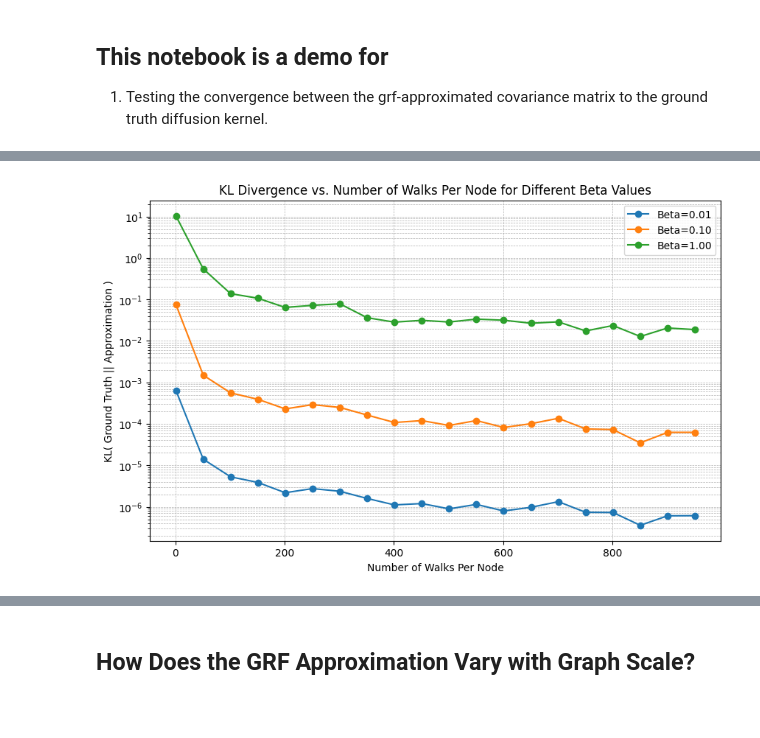
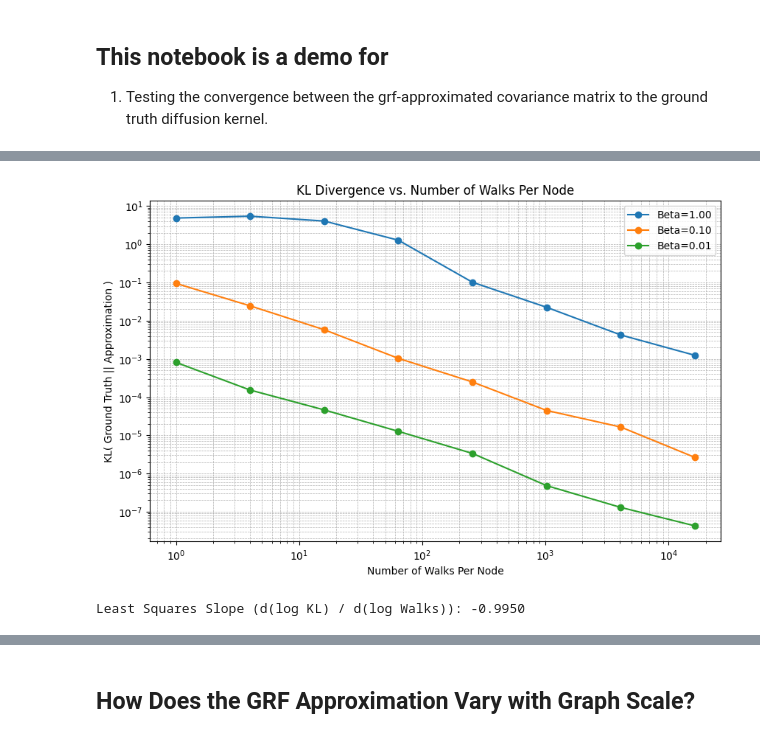
Before and after one commit to MatthewZhang473/Efficient-Gaussian-Process-on-Graphs, a Jupyter notebook: experiments/convergence_tests/test_convergence_fast_grf.ipynb, the cells around one changed output, grey strips where cells are left out. Cells and saved outputs as stored; diff of their text form; code cells hidden in the pictures; blank space fills up the shorter version.

Commit message:
Chnages for visualize the GRF convergence

```diff
--- a/experiments/convergence_tests/test_convergence_fast_grf.ipynb
+++ b/experiments/convergence_tests/test_convergence_fast_grf.ipynb
@@ -189,42 +189,96 @@ def plot_kl_divergence(adjacency_matrix, p_halt, beta_values, max_walks_per_node
     }
 
     # Range of walks per node
-    walks_range = range(1, max_walks_per_node + 1, 50)
-
+    walks_range = [1,4,16,64,256,1024,4096,16384]
     plt.figure(figsize=(10, 6))
 
     for beta in beta_values:
         kl_values = []
         ground_truth_cov = ground_truths[beta]
 
         for walks_per_node in walks_range:
             approx_cov = fast_diffusion_grf_kernel(
                 adjacency_matrix,
                 walks_per_node,
                 p_halt,
                 max_walk_length=30,
                 beta=beta
             )
 
             # Compute KL from ground_truth to approx
             kl_val = kl_gaussian_zero_mean(ground_truth_cov, approx_cov)
             kl_values.append(kl_val)
 
         plt.plot(walks_range, kl_values, marker='o', label=f"Beta={beta:.2f}")
 
-    plt.title("KL Divergence vs. Number of Walks Per Node for Different Beta Values")
+    plt.title("KL Divergence vs. Number of Walks Per Node")
     plt.xlabel("Number of Walks Per Node")
+    plt.xscale("log")
     plt.ylabel("KL( Ground Truth || Approximation )")
     plt.yscale("log")  # Optional: log scale for easier visualization
     plt.grid(True, which="both", linestyle="--", linewidth=0.5)
     plt.legend()
     plt.show()
 
 # Example usage:
-beta_values = [0.01, 0.1, 1.0]
+beta_values = [1, 0.1, 0.01]
 plot_kl_divergence(adjacency_matrix, p_halt=0.1, beta_values=beta_values, max_walks_per_node=1000)
 # %% [output]
-[figure, old version]
+[figure, new version]
+# %%
+import numpy as np
+import networkx as nx
+
+# Assume these functions are defined:
+# - diffusion_kernel
+# - fast_diffusion_grf_kernel
+# - kl_gaussian_zero_mean
+
+# Parameters
+num_nodes = 10
+graph_type = 'line'  # 'line', 'random'
+np.random.seed(0)
+
+if graph_type == 'line':
+    adjacency_matrix = np.eye(num_nodes, k=1) + np.eye(num_nodes, k=-1)
+elif graph_type == 'random':
+    probability = 0.1
+    G = nx.erdos_renyi_graph(num_nodes, probability, directed=False)
+    adjacency_matrix = nx.to_numpy_array(G)
+
+def compute_average_gradient_of_log_kl(adjacency_matrix, p_halt, beta, max_walks_per_node=100):
+    ground_truth_cov = diffusion_kernel(adjacency_matrix, beta)
+
+    walks_range = np.array([1, 2, 4, 8, 16, 32, 64, 128, 256, 512, 1024, 2048, 4096, 8192])
+    log_walks_range = np.log(walks_range)
+
+    kl_values = []
+
+    for walks_per_node in walks_range:
+        approx_cov = fast_diffusion_grf_kernel(
+            adjacency_matrix,
+            walks_per_node,
+            p_halt,
+            max_walk_length=30,
+            beta=beta
+        )
+
+        kl_val = kl_gaussian_zero_mean(ground_truth_cov, approx_cov)
+        kl_values.append(kl_val)
+
+    kl_values = np.array(kl_values)
+    log_kl_values = np.log(kl_values)
+
+    # Perform least-squares linear fit: log(KL) = slope * log(Walks) + intercept
+    slope, intercept = np.polyfit(log_walks_range, log_kl_values, deg=1)
+
+    print(f"Least Squares Slope (d(log KL) / d(log Walks)): {slope:.4f}")
+
+# Example usage
+beta = 0.1
+compute_average_gradient_of_log_kl(adjacency_matrix, p_halt=0.1, beta=beta, max_walks_per_node=1000)
+# %% [output]
+Least Squares Slope (d(log KL) / d(log Walks)): -0.9950
 # %%
 import numpy as np
 import networkx as nx
```
Also changed, not shown: parts of 3 cells of this notebook.
